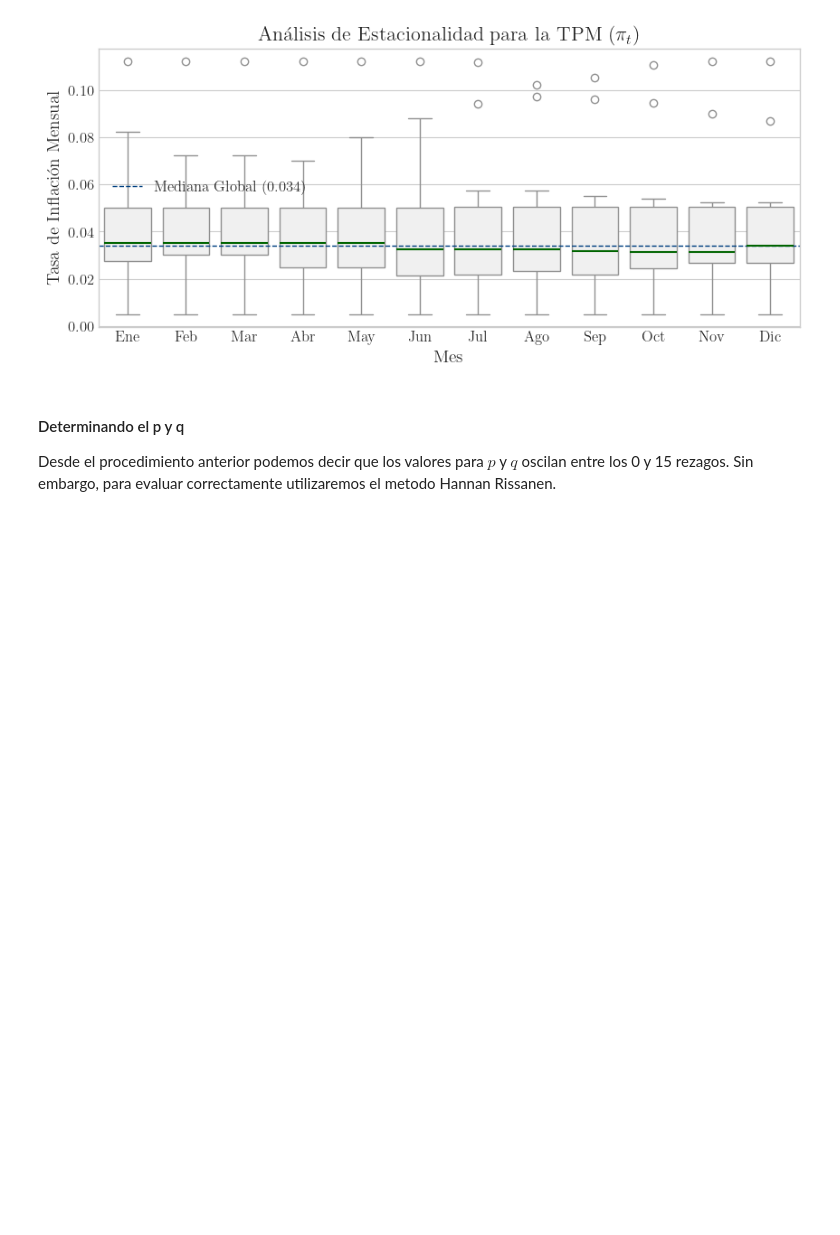
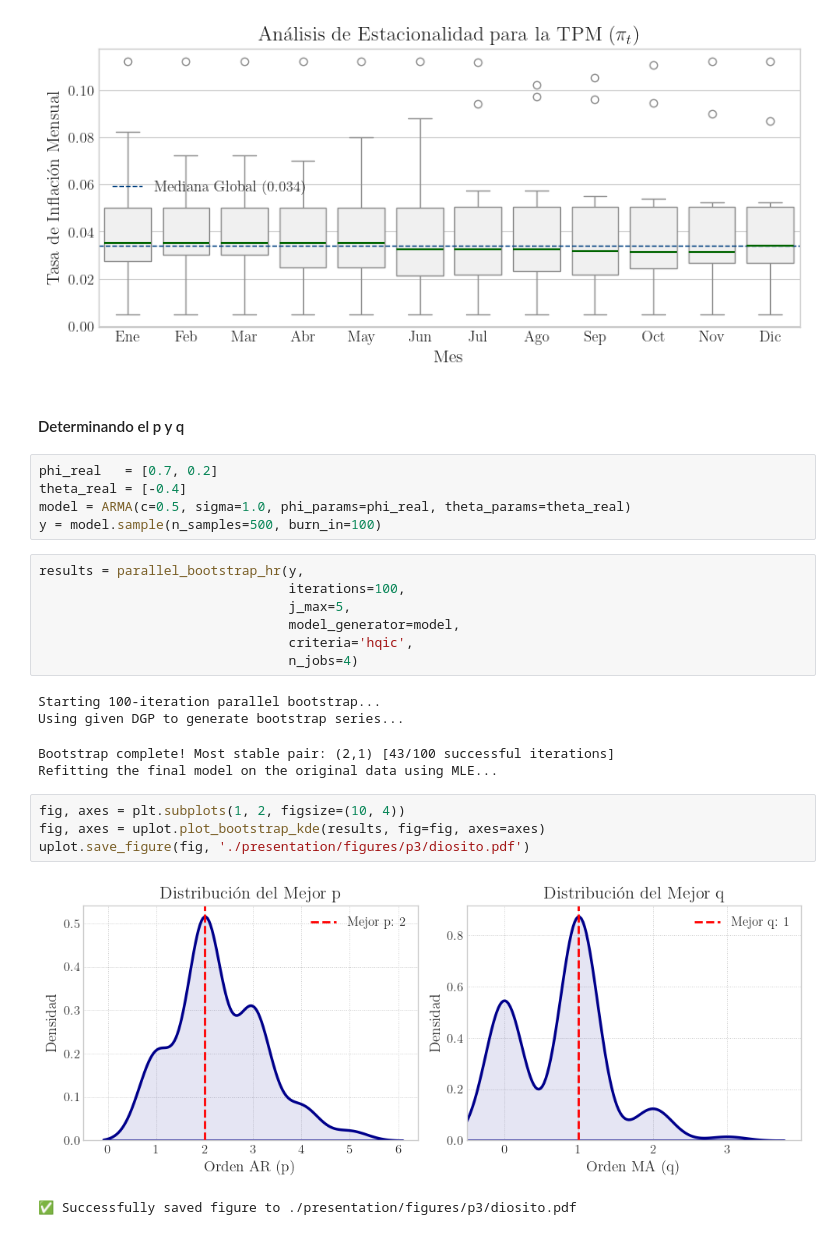
Before and after one commit to ensta630team/HW1---Python, a Jupyter notebook: presentation/notebooks/pregunta_3.ipynb, the cells around one changed output. Saved outputs shown, nothing was run; the diff lists cells and outputs as text; blank space fills up the shorter version.

```diff
--- a/presentation/notebooks/pregunta_3.ipynb
+++ b/presentation/notebooks/pregunta_3.ipynb
@@ -120,5 +123,27 @@ uplot.save_figure(fig, './presentation/figures/p3/med_tpm.pdf')
 [figure]
 # %% [markdown]
 #### Determinando el p y q
-
-Desde el procedimiento anterior podemos decir que los valores para $p$ y $q$ oscilan entre los 0 y 15 rezagos. Sin embargo, para evaluar correctamente utilizaremos el metodo Hannan Rissanen.
+# %%
+phi_real   = [0.7, 0.2]
+theta_real = [-0.4]
+model = ARMA(c=0.5, sigma=1.0, phi_params=phi_real, theta_params=theta_real)
+y = model.sample(n_samples=500, burn_in=100)
+# %%
+results = parallel_bootstrap_hr(y,
+                                iterations=100,
+                                j_max=5,
+                                model_generator=model,
+                                criteria='hqic',
+                                n_jobs=4)
+# %% [output]
+Starting 100-iteration parallel bootstrap...
+Using given DGP to generate bootstrap series...
+Bootstrap complete! Most stable pair: (2,1) [43/100 successful iterations]
+Refitting the final model on the original data using MLE...
+# %%
+fig, axes = plt.subplots(1, 2, figsize=(10, 4))
+fig, axes = uplot.plot_bootstrap_kde(results, fig=fig, axes=axes)
+uplot.save_figure(fig, './presentation/figures/p3/diosito.pdf')
+# %% [output]
+[figure, added]
+✅ Successfully saved figure to ./presentation/figures/p3/diosito.pdf
```
Also changed, not shown: parts of 23 cells of this notebook, 34 other files.
